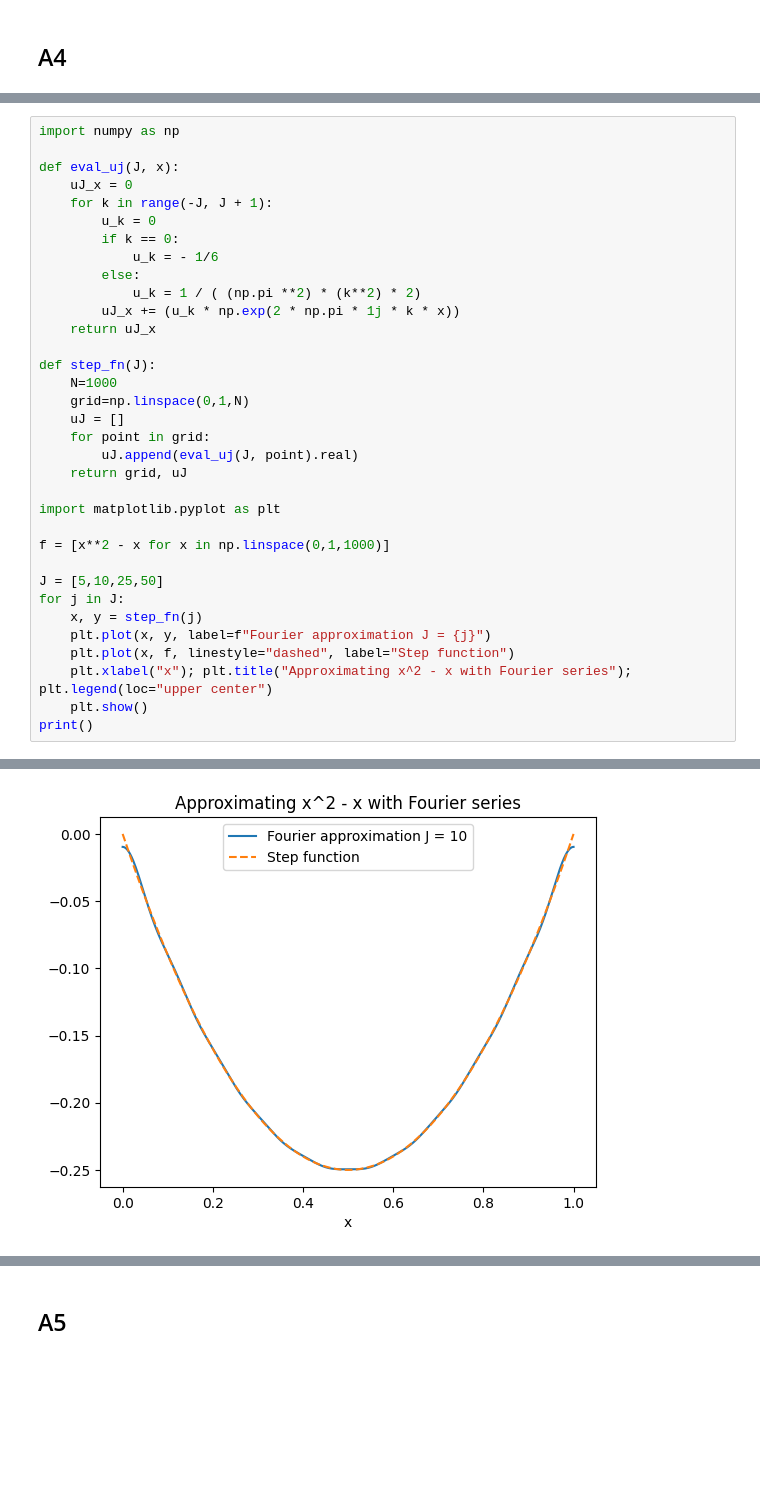
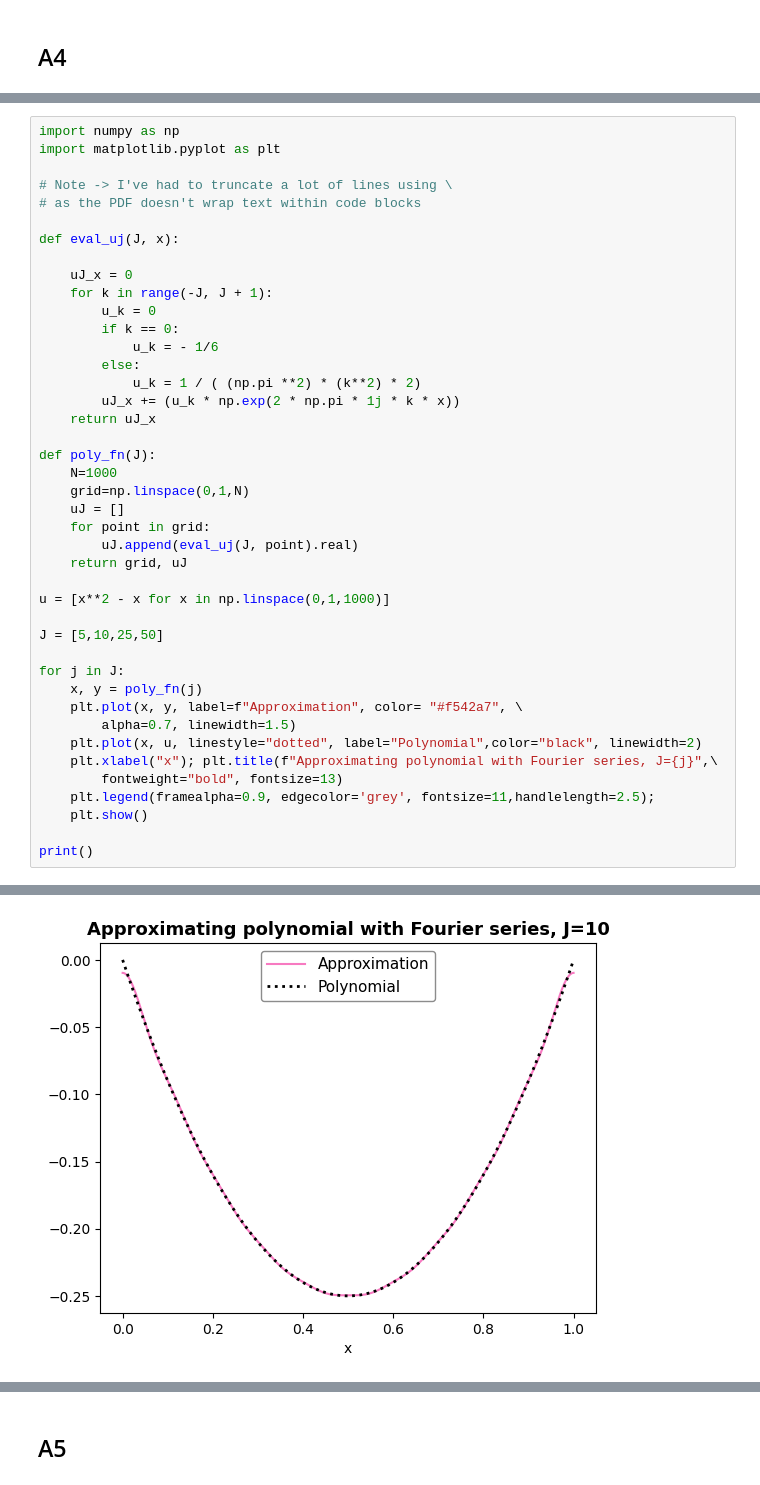
Before and after one commit to felixgalka/na-coursework, a Jupyter notebook: soln_fg551.ipynb, the cells around one changed output, grey strips where cells are left out. Drawn from its saved outputs; the diff is of its cells as text; blank space fills up the shorter version.

```diff
--- a/soln_fg551.ipynb
+++ b/soln_fg551.ipynb
@@ -259,8 +294,13 @@ u_k =
 $$
 # %%
 import numpy as np
+import matplotlib.pyplot as plt
+
+# Note -> I've had to truncate a lot of lines using \
+# as the PDF doesn't wrap text within code blocks
 
 def eval_uj(J, x):
+
 	uJ_x = 0
 	for k in range(-J, J + 1):
 		u_k = 0
@@ -271,7 +311,7 @@ def eval_uj(J, x):
 		uJ_x += (u_k * np.exp(2 * np.pi * 1j * k * x))
 	return uJ_x
 
-def step_fn(J):
+def poly_fn(J):
 	N=1000
 	grid=np.linspace(0,1,N)
 	uJ = []
@@ -279,16 +319,19 @@ def step_fn(J):
 		uJ.append(eval_uj(J, point).real)
 	return grid, uJ
 
-import matplotlib.pyplot as plt
-
-f = [x**2 - x for x in np.linspace(0,1,1000)]
+u = [x**2 - x for x in np.linspace(0,1,1000)]
 
 J = [5,10,25,50]
+
 for j in J:
-	x, y = step_fn(j)
-	plt.plot(x, y, label=f"Fourier approximation J = {j}")
-	plt.plot(x, f, linestyle="dashed", label="Step function")
-	plt.xlabel("x"); plt.title("Approximating x^2 - x with Fourier series"); plt.legend(loc="upper center")
+	x, y = poly_fn(j)
+	plt.plot(x, y, label=f"Approximation", color= "#f542a7", \
+		alpha=0.7, linewidth=1.5)
+	plt.plot(x, u, linestyle="dotted", label="Polynomial",color="black", linewidth=2)
+	plt.xlabel("x"); plt.title(f"Approximating polynomial with Fourier series, J={j}",\
+		fontweight="bold", fontsize=13)
+	plt.legend(framealpha=0.9, edgecolor='grey', fontsize=11,handlelength=2.5);
 	plt.show()
+
 print()
 # %% [output]
@@ -296 +339 @@ print()
-[figure, old version]
+[figure, new version]
```
Also changed, not shown: parts of 20 cells of this notebook, 2 other files.
